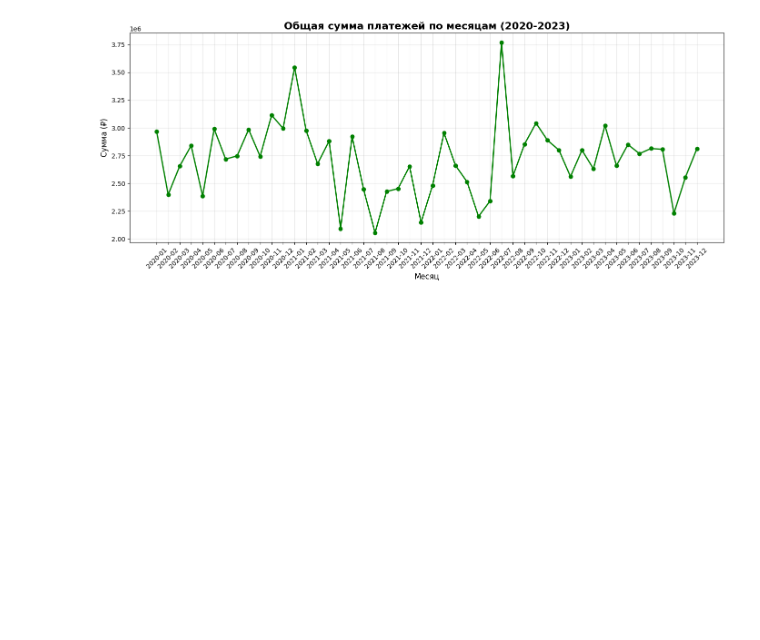
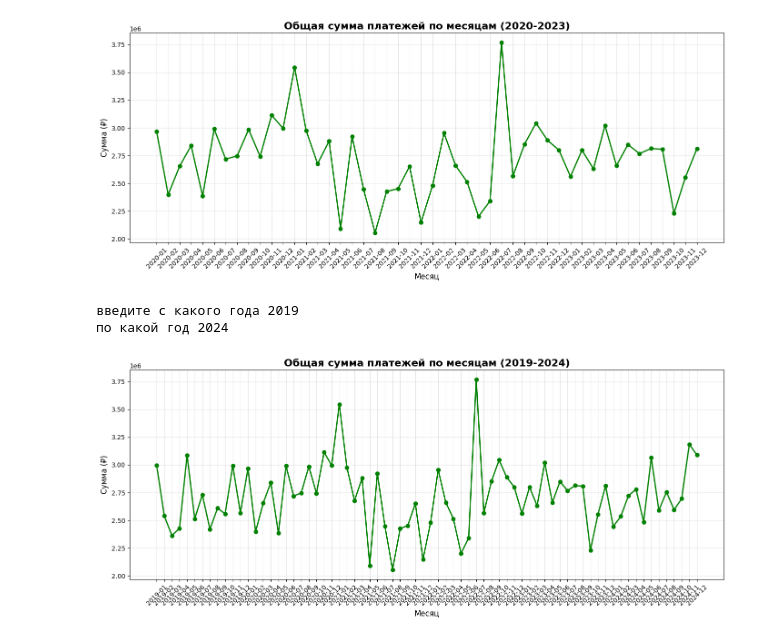
Before and after one commit to RuslanBertenev/api-dashboard, a Jupyter notebook: test-api.ipynb, the cells around one changed output. Drawn from its saved outputs; the diff is of its cells as text; code cells hidden in the pictures; blank space fills up the shorter version.

```diff
--- a/test-api.ipynb
+++ b/test-api.ipynb
@@ -314,3 +314,48 @@ plt.savefig('my_total_sum2020_2023.png')
 plt.show()
 # %% [output]
 [figure]
+# %%
+import sqlite3
+import pandas as pd
+import matplotlib.pyplot as plt
+
+def get_data(year_from, year_to):
+    with sqlite3.connect('my_database.db') as conn:
+        df = pd.read_sql_query(f'''
+            SELECT
+                STRFTIME('%Y-%m', date_pay) as date_pay,
+                SUM(sum_pay) as total_sum
+            FROM payments
+            WHERE date_pay BETWEEN '{year_from}-01-01' and '{year_to}-12-31'
+            GROUP BY STRFTIME('%Y-%m', date_pay)
+            ORDER BY date_pay;
+        ''', conn)
+    return df
+
+
+def create_graphic(df, year_from, year_to):
+    plt.figure(figsize=(14, 6))
+    plt.plot(df['date_pay'], df['total_sum'], marker='o', linewidth=2, color='green')
+    plt.title(f'Общая сумма платежей по месяцам ({year_from}-{year_to})',
+              fontsize=16, fontweight='bold')
+    plt.xlabel('Месяц', fontsize=12)
+    plt.ylabel('Сумма (₽)', fontsize=12)
+    plt.grid(True, alpha=0.3)
+    plt.xticks(rotation=45)
+    plt.tight_layout()
+    plt.savefig(f'my_total_sum{year_from}-{year_to}.png')
+    plt.show()
+
+year_from = 1
+year_to = 0
+
+while year_from > year_to:
+    year_from = input("введите c какого года")
+    year_to = input("по какой год")
+
+df = get_data (year_from,year_to)
+create_graphic(df, year_from,year_to)
+# %% [output]
+введите c какого года 2019
+по какой год 2024
+[figure, added]
```
Also changed, not shown: 1 other file.
